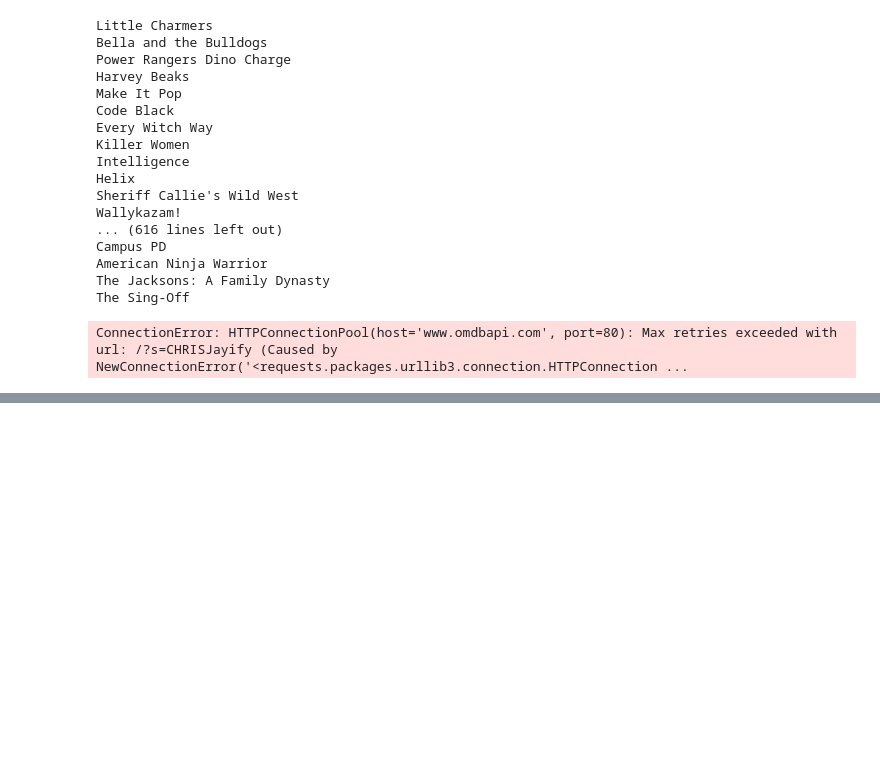
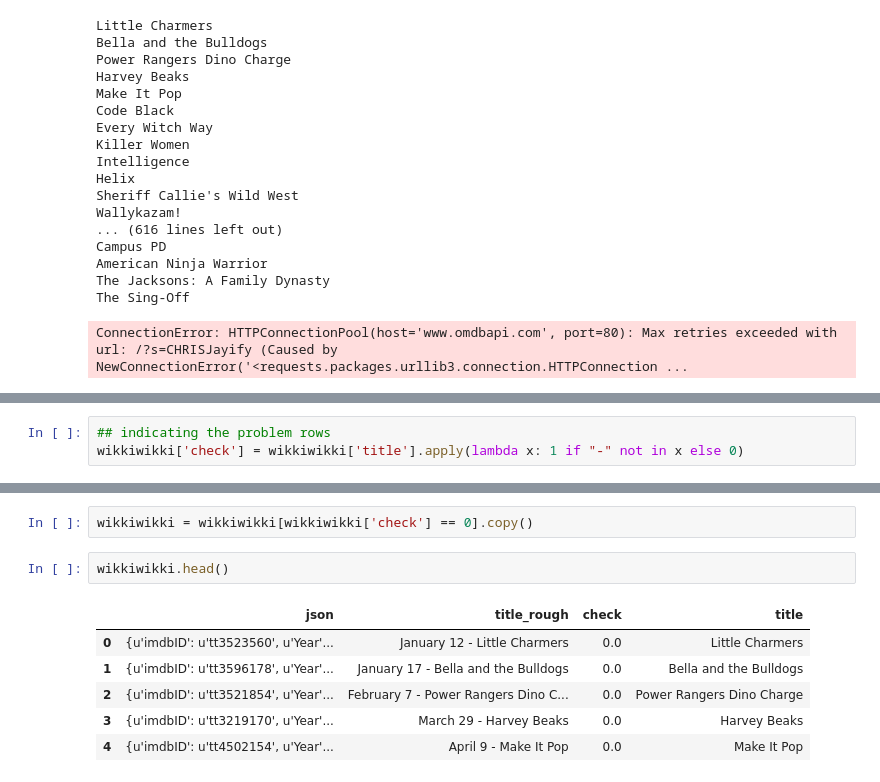
Before and after one commit to cgeppig/Will_My_Show_Get_Cancelled, a Jupyter notebook: Capstone Data Acquisition.ipynb, the cells around one changed output, grey strips where cells are left out. Drawn from its saved outputs; the diff is of its cells as text; blank space fills up the shorter version.

```diff
--- a/Capstone Data Acquisition.ipynb
+++ b/Capstone Data Acquisition.ipynb
@@ -655,0 +740,3 @@ ConnectionError: HTTPConnectionPool(host='www.omdbapi.com', port=80): Max retrie
+# %%
+## indicating the problem rows
+wikkiwikki['check'] = wikkiwikki['title'].apply(lambda x: 1 if "-" not in x else 0)
@@ -655,0 +747,11 @@ ConnectionError: HTTPConnectionPool(host='www.omdbapi.com', port=80): Max retrie
+# %%
+wikkiwikki = wikkiwikki[wikkiwikki['check'] == 0].copy()
+# %%
+wikkiwikki.head()
+# %% [output]
+|  | json | title_rough | check | title |
+| 0 | {u'imdbID': u'tt3523560', u'Year'... | January 12 - Little Charmers | 0.0 | Little Charmers |
+| 1 | {u'imdbID': u'tt3596178', u'Year'... | January 17 - Bella and the Bulldogs | 0.0 | Bella and the Bulldogs |
+| 2 | {u'imdbID': u'tt3521854', u'Year'... | February 7 - Power Rangers Dino C... | 0.0 | Power Rangers Dino Charge |
+| 3 | {u'imdbID': u'tt3219170', u'Year'... | March 29 - Harvey Beaks | 0.0 | Harvey Beaks |
+| 4 | {u'imdbID': u'tt4502154', u'Year'... | April 9 - Make It Pop | 0.0 | Make It Pop |
```
Also changed, not shown: parts of 19 cells of this notebook, 2 other files.
